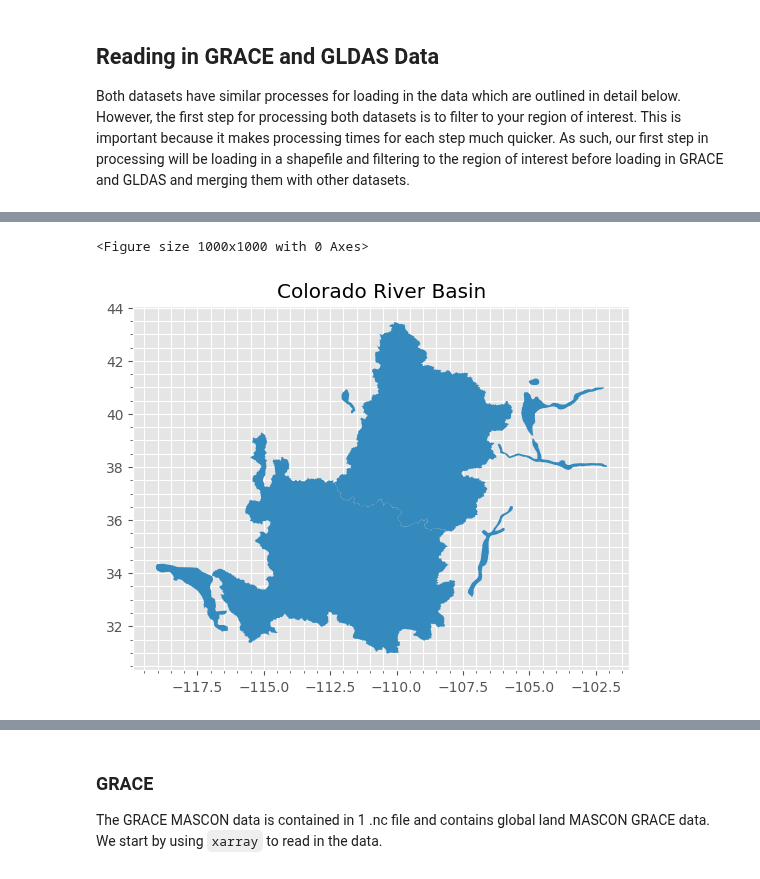
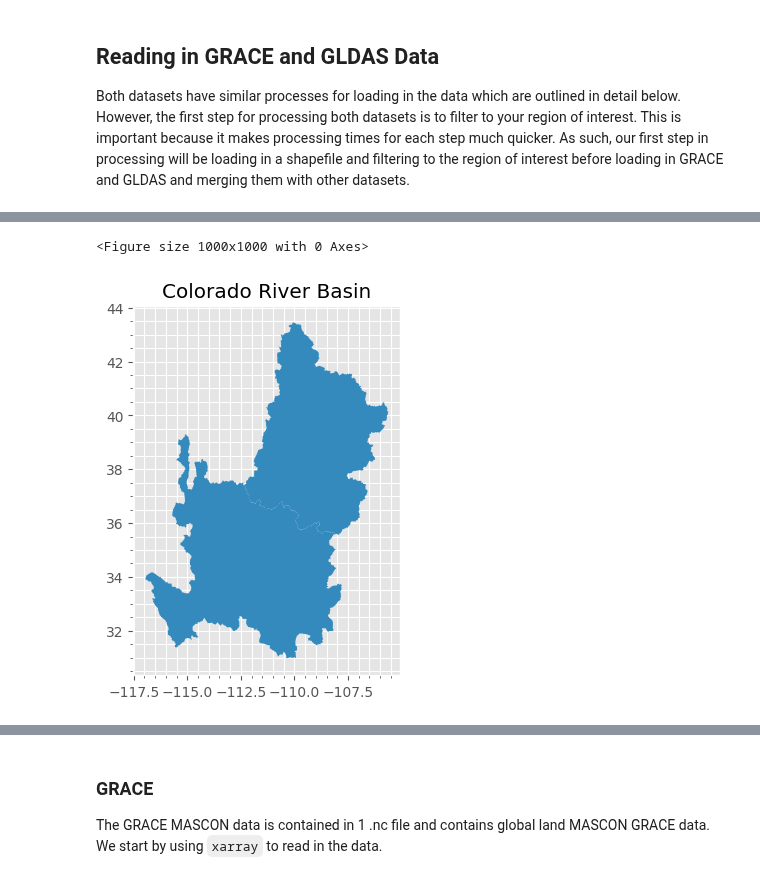
Before and after one commit to uwescience/DSSG2023-Groundwater, a Jupyter notebook: notebooks-and-markdowns/04A-Reading & Processing GRACE and GLDAS.ipynb, the cells around one changed output, grey strips where cells are left out. Cells and saved outputs as stored; diff of their text form; code cells hidden in the pictures.

Commit message:
edited basin boundary & code to add images

```diff
--- a/notebooks-and-markdowns/04A-Reading & Processing GRACE and GLDAS.ipynb
+++ b/notebooks-and-markdowns/04A-Reading & Processing GRACE and GLDAS.ipynb
@@ -38,18 +38,21 @@ import os
 from datetime import datetime
 # %%
 basin_shapefile = gpd.read_file("data/shapefiles/Colorado_River_Basin_Hydrological_Boundaries_with_Areas_served_by_Colorado_River.shp")
+
+# Select only the upper and lower basin
+basin_shapefile = basin_shapefile[-2:]
 
 # Plot of entire Colorado River Basin
 plt.style.use('ggplot')
 plt.figure(figsize=[10,10])
 basin_shapefile.plot()
 plt.title("Colorado River Basin")
 plt.grid(which="minor")
 plt.minorticks_on()
 plt.show()
 # %% [output]
 <Figure size 1000x1000 with 0 Axes>
-[figure, old version]
+[figure, new version]
 # %% [markdown]
 A simple way to start narrowing down to the area within the Colorado River Basin is to construct a rectangle around the region and only read in and process rows within that rectangle:
 
```
Also changed, not shown: parts of 3 cells of this notebook, 1 other file.
